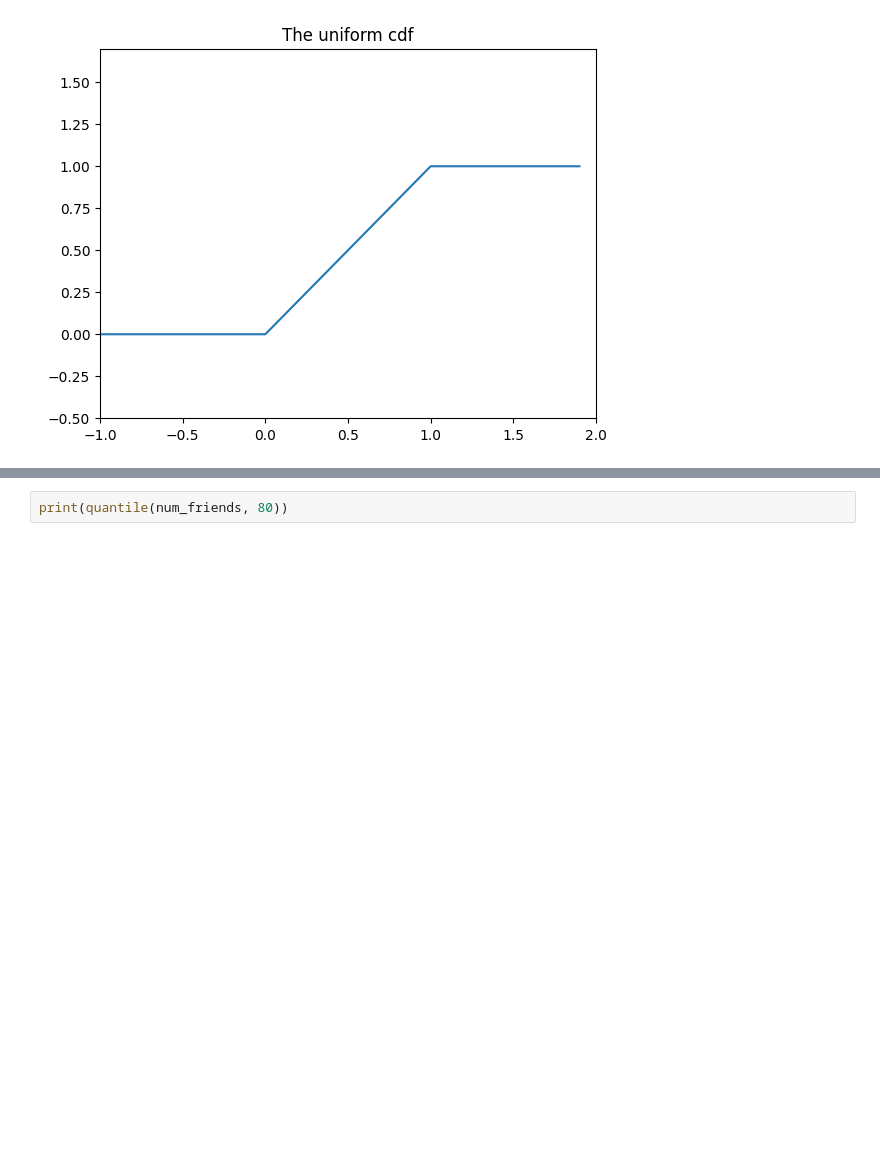
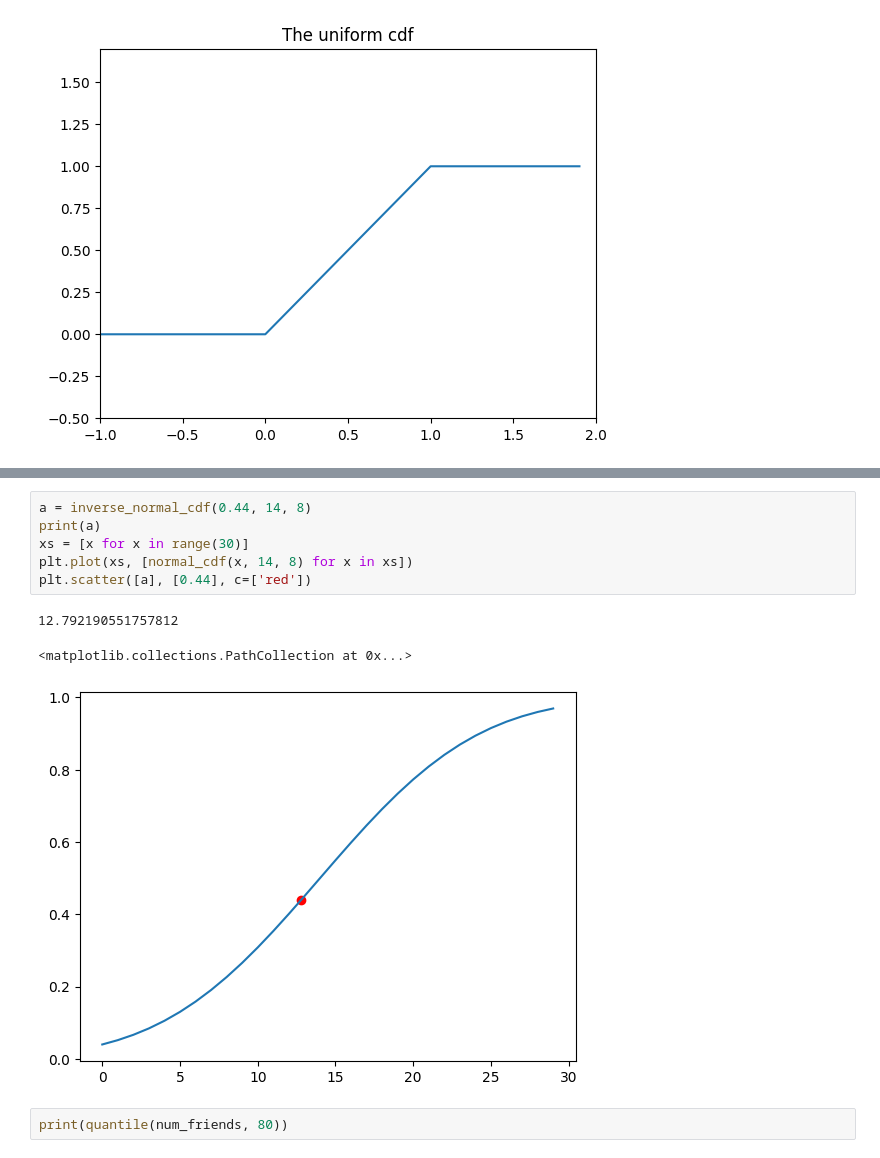
Before and after one commit to lethall/DataScience, a Jupyter notebook: FromScratch/matplotlibtesting.ipynb, the cells around one changed output, grey strips where cells are left out. Drawn from its saved outputs; the diff is of its cells as text; blank space fills up the shorter version.

```diff
--- a/FromScratch/matplotlibtesting.ipynb
+++ b/FromScratch/matplotlibtesting.ipynb
@@ -129,3 +140,13 @@ plt.show()
+# %%
+a = inverse_normal_cdf(0.44, 14, 8)
+print(a)
+xs = [x for x in range(30)]
+plt.plot(xs, [normal_cdf(x, 14, 8) for x in xs])
+plt.scatter([a], [0.44], c=['red'])
+# %% [output]
+12.792190551757812
+<matplotlib.collections.PathCollection at 0x...>
+[figure, added]
 # %%
 print(quantile(num_friends, 80))
 # %% [output]
```
Also changed, not shown: parts of 2 cells of this notebook, 2 other files.
